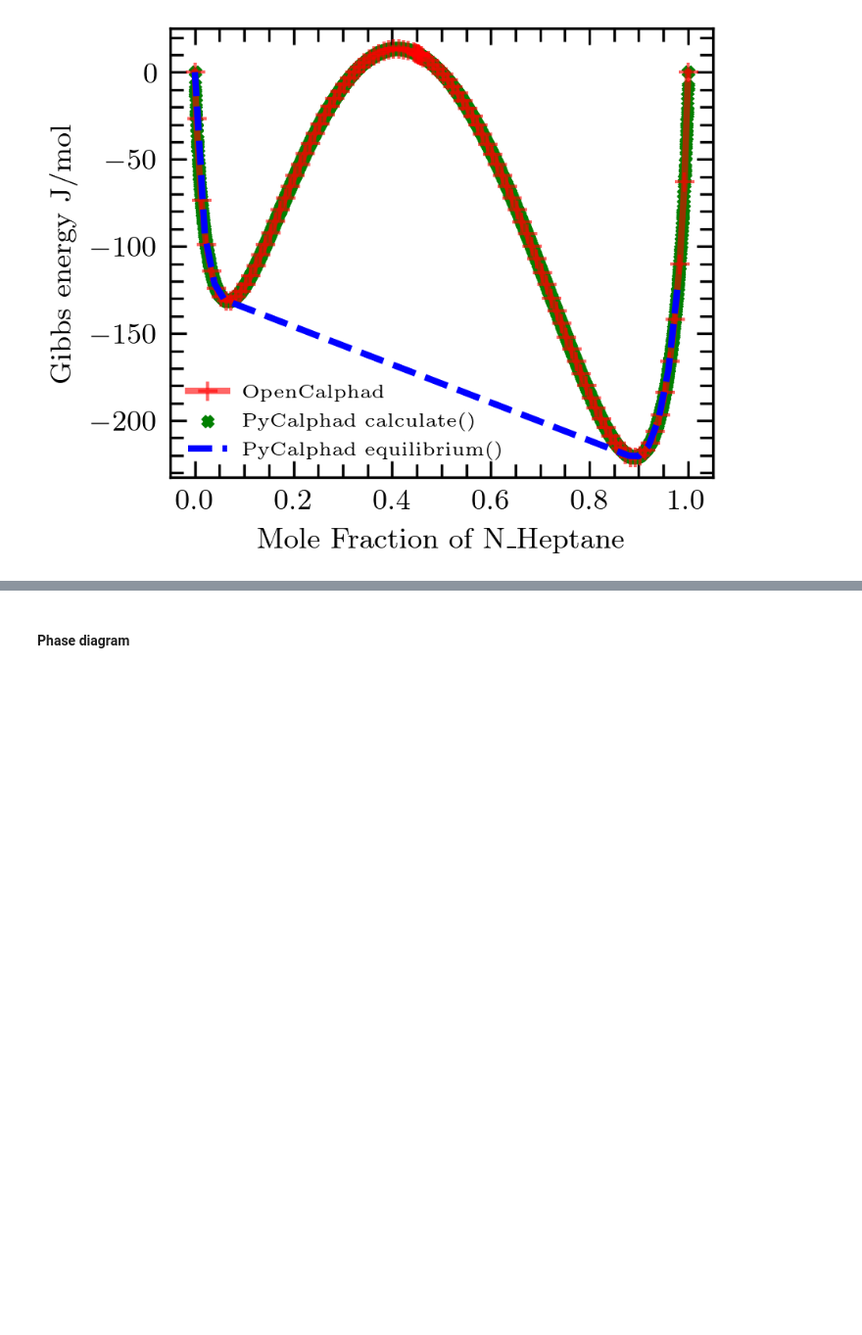
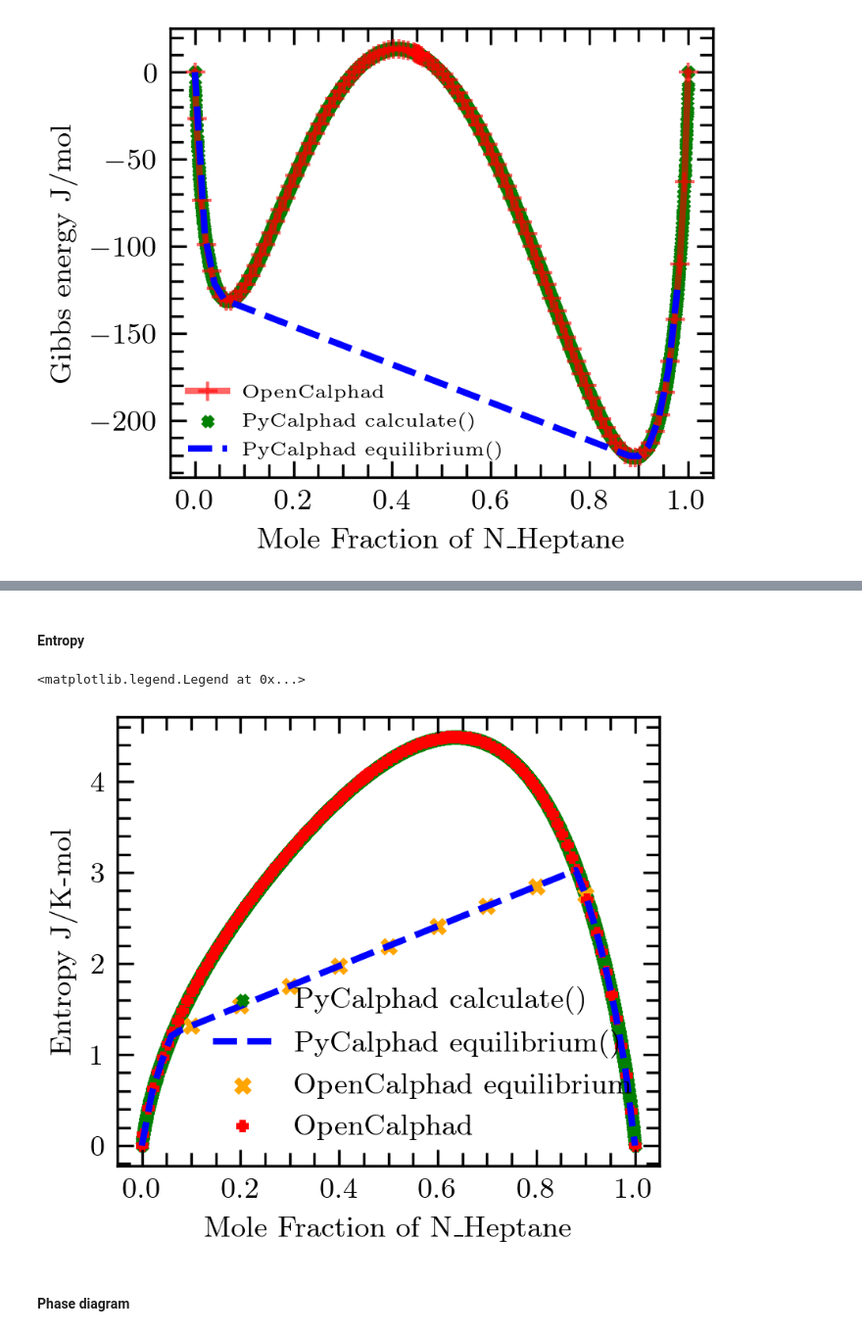
Before and after one commit to RushiGong/pycalphad, a Jupyter notebook: examples/UNIQUAC/UNIQUAC PyCalphad.ipynb, the cells around one changed output, grey strips where cells are left out. Shown at 98% size. Drawn from its saved outputs; the diff is of its cells as text; code cells hidden in the pictures; blank space fills up the shorter version.

Commit message:
FIX: Entropy validation

```diff
--- a/examples/UNIQUAC/UNIQUAC PyCalphad.ipynb
+++ b/examples/UNIQUAC/UNIQUAC PyCalphad.ipynb
@@ -1565,2 +1565,35 @@ Attributes:
+# %% [markdown]
+#### Entropy
+# %%
+dbf=Database('uniquac_test_fig3.xml')
+##ACETONITRILE: C2H3N1
+##N_HEPTANE: C7H16
+models = {'LIQUID': ModelUNIQUAC}
+comps=['C', 'H', 'VA']
+phases=['LIQUID']
+calc_res_sm_3=calculate(dbf, comps, phases, P=101325, T=320, model=models, output='SM')
+
+conds={v.N: 1, v.P: 101325, v.T: 320,  v.X('H'): (0, 1.02, 0.02)}
+eq_sm_3=equilibrium(dbf, comps, phases, conds, model=models, output='SM')
+# %%
+oc_x_b_2=[0.452736, 0.452746, 0.452756, 0.454756, 0.456756, 0.458756, 0.462736, 0.472736, 0.482736, 0.492736, 0.502736, 0.512736, 0.522736, 0.532736, 0.542736, 0.552736, 0.562736, 0.572736, 0.582736, 0.592736, 0.602736, 0.612736, 0.622736, 0.632736, 0.642736, 0.652736, 0.662736, 0.672736, 0.682736, 0.692736, 0.702736, 0.712736, 0.722736, 0.732736, 0.742736, 0.752736, 0.762736, 0.772736, 0.782736, 0.792736, 0.802736, 0.812736, 0.822736, 0.832736, 0.842736, 0.852736, 0.862736, 0.872736, 0.882736, 0.892736, 0.902736, 0.912736, 0.922736, 0.932736, 0.942736, 0.952736, 0.962736, 0.972736, 0.982736, 0.992736, 1.000000, 0.452736, 0.452726, 0.452716, 0.450716, 0.448716, 0.446716, 0.442736, 0.432736, 0.422736, 0.412736, 0.402736, 0.392736, 0.382736, 0.372736, 0.362736, 0.352736, 0.342736, 0.332736, 0.322736, 0.312736, 0.302736, 0.292736, 0.282736, 0.272736, 0.262736, 0.252736, 0.242736, 0.232736, 0.222736, 0.212736, 0.202736, 0.192736, 0.182736, 0.172736, 0.162736, 0.152736, 0.142736, 0.132736, 0.122736, 0.112736, 0.102736, 0.092736, 0.082736, 0.072736, 0.062736, 0.052736, 0.042736, 0.032736, 0.022736, 0.012736, 0.002736, 0.000000]
+oc_sm_liq2=[4.048812, 4.048855, 4.048898, 4.057411, 4.065858, 4.074240, 4.090724, 4.130961, 4.169461, 4.206162, 4.240994, 4.273888, 4.304769, 4.333558, 4.360175, 4.384535, 4.406548, 4.426122, 4.443159, 4.457558, 4.469213, 4.478014, 4.483844, 4.486583, 4.486103, 4.482273, 4.474953, 4.463997, 4.449252, 4.430559, 4.407748, 4.380640, 4.349049, 4.312776, 4.271611, 4.225333, 4.173706, 4.116478, 4.053381, 3.984129, 3.908414, 3.825905, 3.736243, 3.639039, 3.533868, 3.420262, 3.297706, 3.165623, 3.023366, 2.870198, 2.705270, 2.527588, 2.335964, 2.128943, 1.904689, 1.660784, 1.393855, 1.098785, 0.766676, 0.377173, 0.000000, 4.048812, 4.048770, 4.048727, 4.040148, 4.031505, 4.022798, 4.005284, 3.960193, 3.913592, 3.865529, 3.816049, 3.765193, 3.713000, 3.659506, 3.604741, 3.548734, 3.491508, 3.433083, 3.373474, 3.312692, 3.250743, 3.187627, 3.123338, 3.057865, 2.991189, 2.923284, 2.854113, 2.783632, 2.711786, 2.638505, 2.563707, 2.487294, 2.409147, 2.329128, 2.247070, 2.162776, 2.076013, 1.986501, 1.893905, 1.797820, 1.697751, 1.593089, 1.483070, 1.366719, 1.242762, 1.109479, 0.964442, 0.804005, 0.622127, 0.406903, 0.121758, 0.000000]
+oc_x_b=[1.00E-01, 2.00E-01, 3.00E-01, 4.00E-01,  5.00E-01, 6.00E-01, 7.00E-01, 8.00E-01, 9.00E-01]
+oc_s=[1.3150, 1.5350, 1.7540, 1.9730, 2.1920, 2.4120, 2.6310, 2.8500, 2.7520]
+# %%
+plt.style.use('MQMQA_plot.mplstyle')
+fig = plt.figure()
+fig.gca().set_xlabel('Mole Fraction of N_Heptane')
+fig.gca().set_ylabel('Entropy J/K-mol')
+
+fig.gca().scatter(calc_res_sm_3.X.sel(component='H'), calc_res_sm_3.SM, marker='x', s=8, color='green',label='PyCalphad calculate()')
+fig.gca().plot(eq_sm_3.X_H.squeeze(), eq_sm_3.SM.squeeze(), '--', markerfacecolor='none', color='blue', markersize=8, label='PyCalphad equilibrium()')
+fig.gca().scatter(oc_x_b, oc_s, marker='x', s=16, color='orange', label='OpenCalphad equilibrium')
+fig.gca().scatter(oc_x_b_2, oc_sm_liq2, marker='+', s=16, color='red', label='OpenCalphad')
+plt.legend()
+#plt.savefig('AN-binary-Entropy.png', dpi=300)
+# %% [output]
+<matplotlib.legend.Legend at 0x...>
+[figure, added]
 # %% [markdown]
 #### Phase diagram
```
Also changed, not shown: parts of 11 cells of this notebook, 1 other file.
